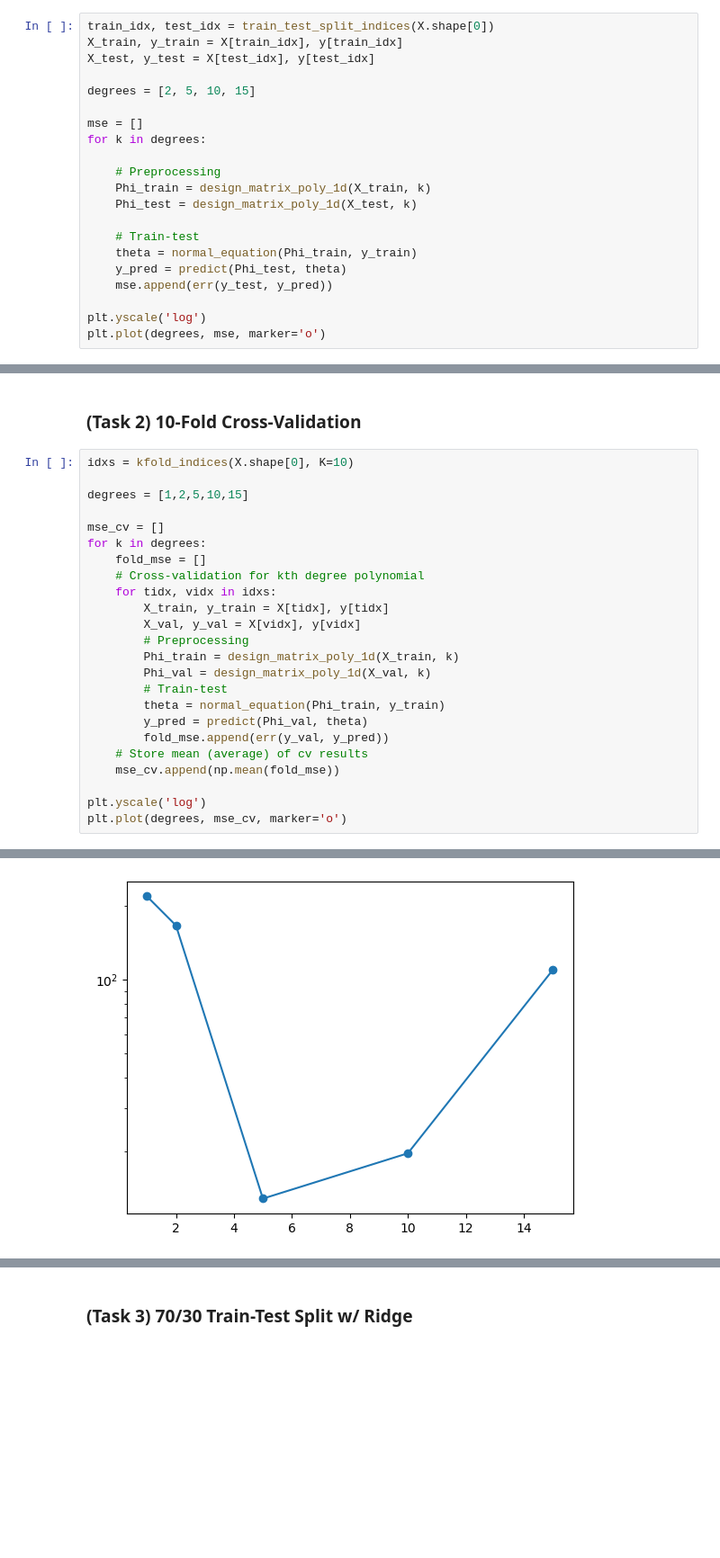
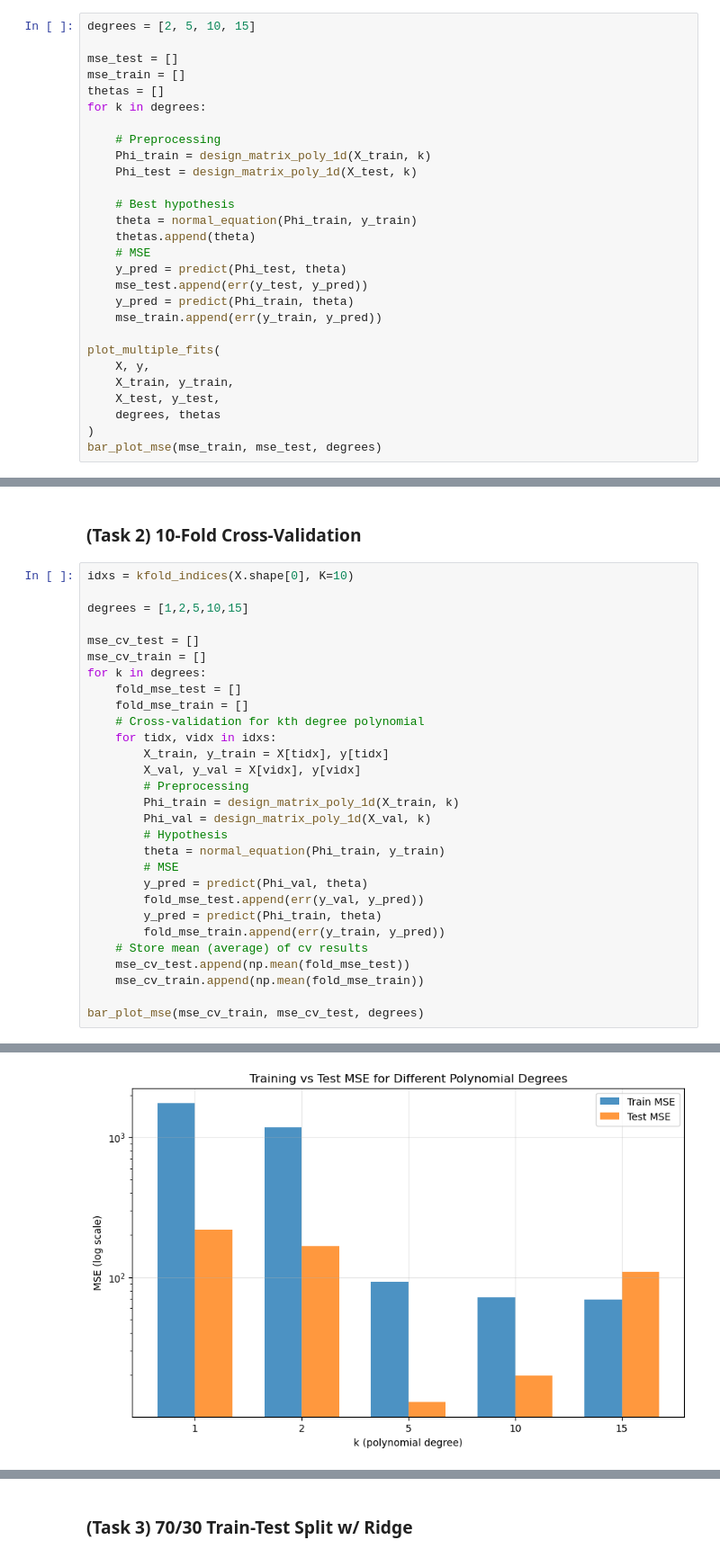
Before and after one commit to FarukEfe/4ML3, a Jupyter notebook: A1_Q5.ipynb, the cells around one changed output, grey strips where cells are left out. Shown: that part at 90% size. Drawn from its saved outputs; the diff is of its cells as text; blank space fills up the shorter version.

```diff
--- a/A1_Q5.ipynb
+++ b/A1_Q5.ipynb
@@ -203,24 +276,31 @@ X, y = load_csv_xy("synthetic_regression.csv")
 # %% [markdown]
 ### (Task 1) 70/30 Train-Test Split
 # %%
-train_idx, test_idx = train_test_split_indices(X.shape[0])
-X_train, y_train = X[train_idx], y[train_idx]
-X_test, y_test = X[test_idx], y[test_idx]
-
 degrees = [2, 5, 10, 15]
 
-mse = []
+mse_test = []
+mse_train = []
+thetas = []
 for k in degrees:
 
     # Preprocessing
     Phi_train = design_matrix_poly_1d(X_train, k)
     Phi_test = design_matrix_poly_1d(X_test, k)
 
-    # Train-test
+    # Best hypothesis
     theta = normal_equation(Phi_train, y_train)
+    thetas.append(theta)
+    # MSE
     y_pred = predict(Phi_test, theta)
-    mse.append(err(y_test, y_pred))
+    mse_test.append(err(y_test, y_pred))
+    y_pred = predict(Phi_train, theta)
+    mse_train.append(err(y_train, y_pred))
 
-plt.yscale('log')
-plt.plot(degrees, mse, marker='o')
+plot_multiple_fits(
+    X, y,
+    X_train, y_train,
+    X_test, y_test,
+    degrees, thetas
+)
+bar_plot_mse(mse_train, mse_test, degrees)
 # %% [output]
@@ -233,9 +315,11 @@ idxs = kfold_indices(X.shape[0], K=10)
 
 degrees = [1,2,5,10,15]
 
-mse_cv = []
+mse_cv_test = []
+mse_cv_train = []
 for k in degrees:
-    fold_mse = []
+    fold_mse_test = []
+    fold_mse_train = []
     # Cross-validation for kth degree polynomial
     for tidx, vidx in idxs:
         X_train, y_train = X[tidx], y[tidx]
@@ -243,13 +327,16 @@ for k in degrees:
         # Preprocessing
         Phi_train = design_matrix_poly_1d(X_train, k)
         Phi_val = design_matrix_poly_1d(X_val, k)
-        # Train-test
+        # Hypothesis
         theta = normal_equation(Phi_train, y_train)
+        # MSE
         y_pred = predict(Phi_val, theta)
-        fold_mse.append(err(y_val, y_pred))
+        fold_mse_test.append(err(y_val, y_pred))
+        y_pred = predict(Phi_train, theta)
+        fold_mse_train.append(err(y_train, y_pred))
     # Store mean (average) of cv results
-    mse_cv.append(np.mean(fold_mse))
+    mse_cv_test.append(np.mean(fold_mse_test))
+    mse_cv_train.append(np.mean(fold_mse_train))
 
-plt.yscale('log')
-plt.plot(degrees, mse_cv, marker='o')
+bar_plot_mse(mse_cv_train, mse_cv_test, degrees)
 # %% [output]
@@ -257 +343 @@ plt.plot(degrees, mse_cv, marker='o')
-[figure, old version]
+[figure, new version]
```
Also changed, not shown: parts of 13 cells of this notebook, 2 other files.
